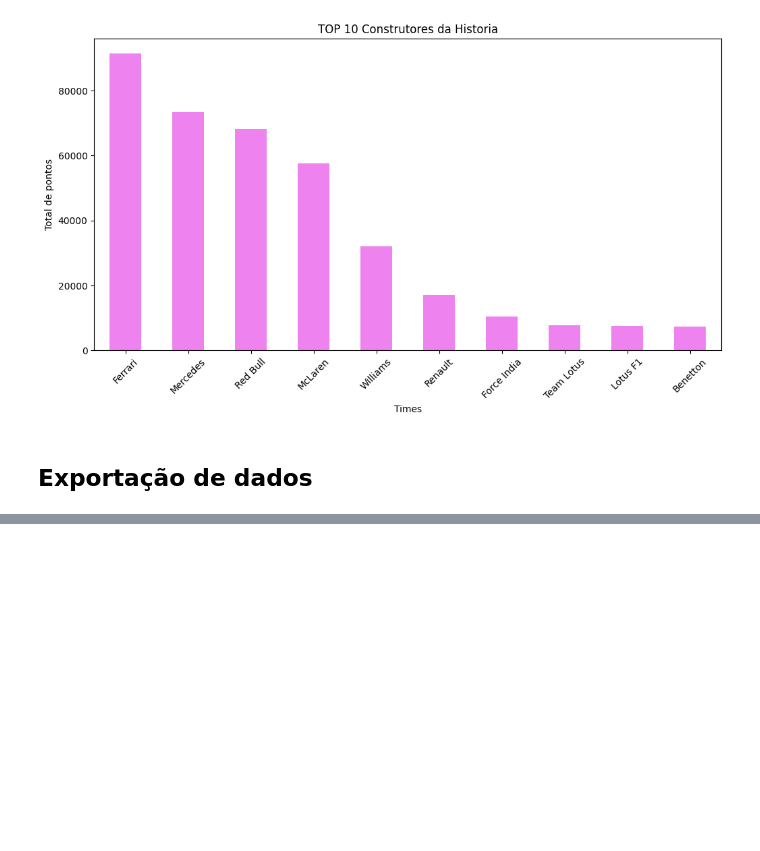
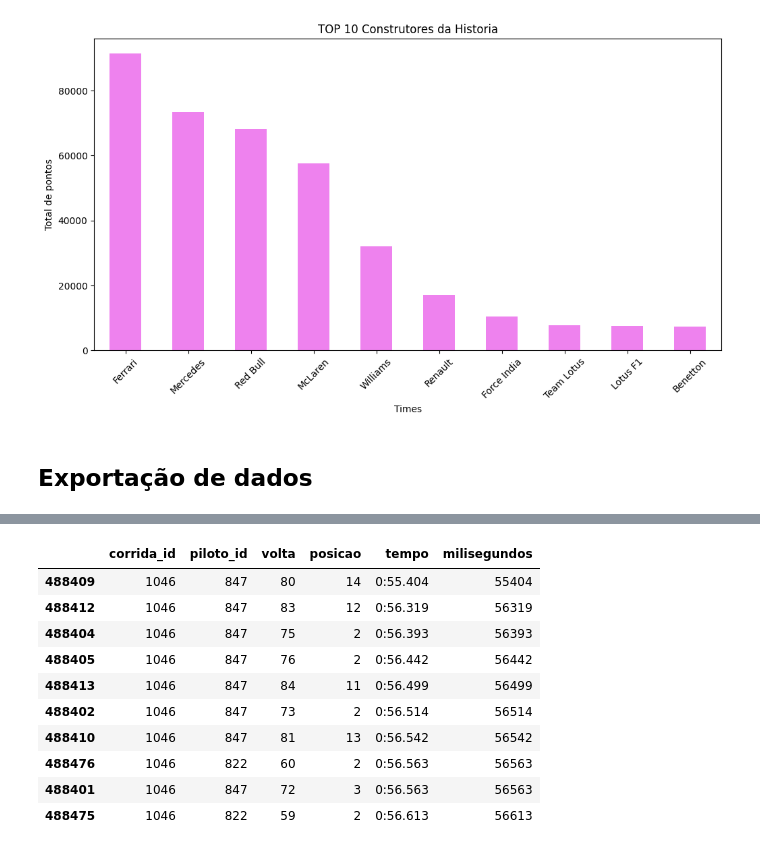
Before and after one commit to augustopinho/fatec_ipi_projeto_integrador_3, a Jupyter notebook: Tratamento_Limpeza_Dataset/tratamento_limpeza_dataset_completo.ipynb, the cells around one changed output, grey strips where cells are left out. Cells and saved outputs as stored; diff of their text form; code cells hidden in the pictures; blank space fills up the shorter version.

```diff
--- a/Tratamento_Limpeza_Dataset/tratamento_limpeza_dataset_completo.ipynb
+++ b/Tratamento_Limpeza_Dataset/tratamento_limpeza_dataset_completo.ipynb
@@ -2750,0 +2785,14 @@ plt.show()
+# %%
+tempo_por_volta.sort_values(by='milisegundos', ascending=True).head(10)
+# %% [output]
+|  | corrida_id | piloto_id | volta | posicao | tempo | milisegundos |
+| 488409 | 1046 | 847 | 80 | 14 | 0:55.404 | 55404 |
+| 488412 | 1046 | 847 | 83 | 12 | 0:56.319 | 56319 |
+| 488404 | 1046 | 847 | 75 | 2 | 0:56.393 | 56393 |
+| 488405 | 1046 | 847 | 76 | 2 | 0:56.442 | 56442 |
+| 488413 | 1046 | 847 | 84 | 11 | 0:56.499 | 56499 |
+| 488402 | 1046 | 847 | 73 | 2 | 0:56.514 | 56514 |
+| 488410 | 1046 | 847 | 81 | 13 | 0:56.542 | 56542 |
+| 488476 | 1046 | 822 | 60 | 2 | 0:56.563 | 56563 |
+| 488401 | 1046 | 847 | 72 | 3 | 0:56.563 | 56563 |
+| 488475 | 1046 | 822 | 59 | 2 | 0:56.613 | 56613 |
```
Also changed, not shown: parts of 10 cells of this notebook.
